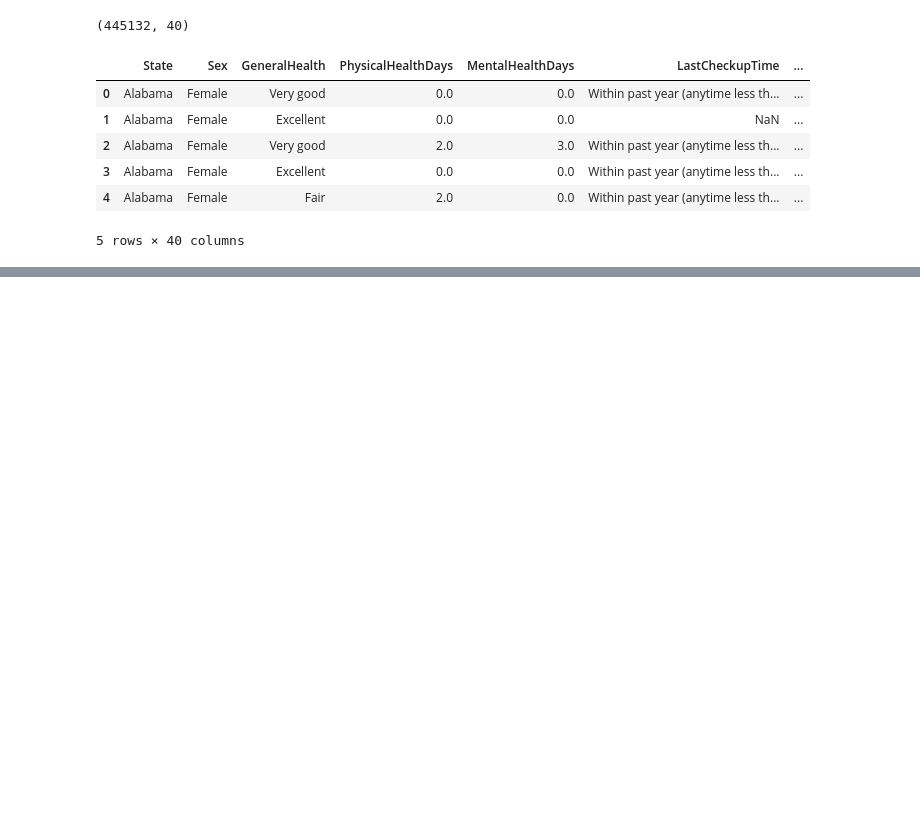
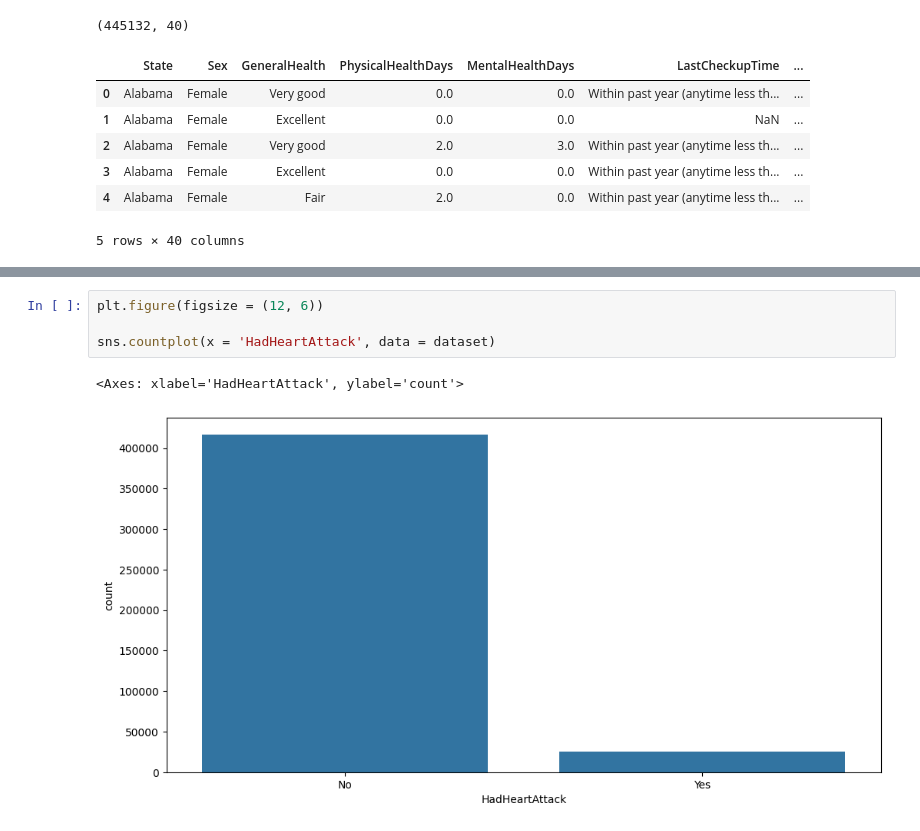
Before and after one commit to JaydenCJH/project_HD, a Jupyter notebook: main.ipynb, the cells around one changed output, grey strips where cells are left out. Cells and saved outputs as stored; diff of their text form; blank space fills up the shorter version.

```diff
--- a/main.ipynb
+++ b/main.ipynb
@@ -67,0 +139,7 @@ print("hello")
+# %%
+plt.figure(figsize = (12, 6))
+
+sns.countplot(x = 'HadHeartAttack', data = dataset)
+# %% [output]
+<Axes: xlabel='HadHeartAttack', ylabel='count'>
+[figure, added]
```
Also changed, not shown: parts of 6 cells of this notebook.
